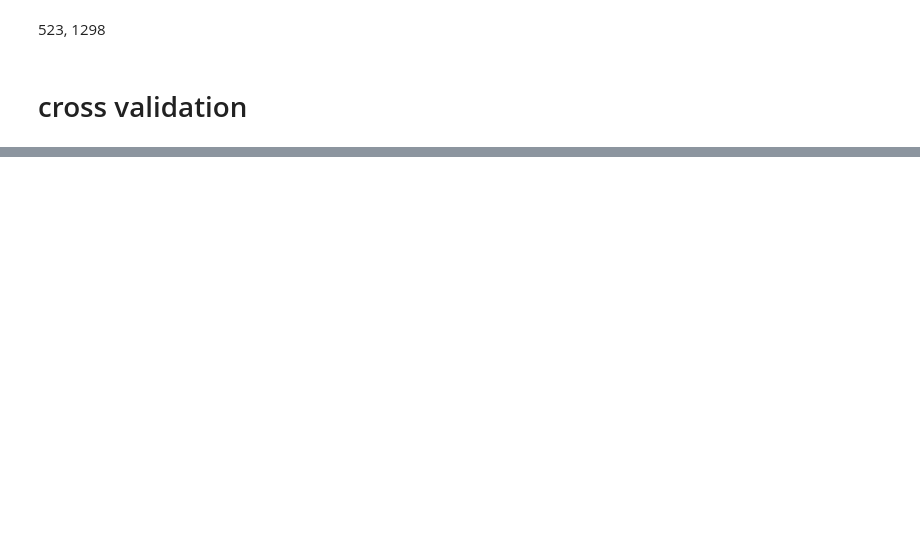
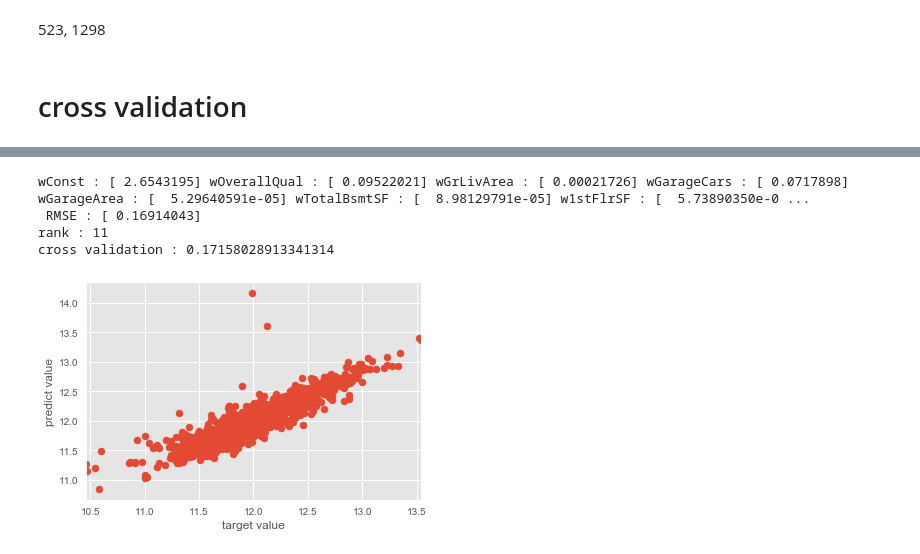
Before and after one commit to wjy5446/house-price-project, a Jupyter notebook: YoonJaeyoung/3-feature-selection.ipynb, the cells around one changed output, grey strips where cells are left out. Cells and saved outputs as stored; diff of their text form; code cells hidden in the pictures; blank space fills up the shorter version.

```diff
--- a/YoonJaeyoung/3-feature-selection.ipynb
+++ b/YoonJaeyoung/3-feature-selection.ipynb
@@ -111,0 +146,8 @@ test0 : 37833.42 test1 : 42833.64 test2 : 37199.61 test3 : 48471.78 test4 : 3541
+# %%
+LinearReg(df_train, "log_SalePrice", "OverallQual", "GrLivArea",  "GarageCars", "GarageArea", "TotalBsmtSF", "1stFlrSF", "FullBath", "TotRmsAbvGrd", "YearBuilt", "YearRemodAdd")
+# %% [output]
+wConst : [ 2.6543195] wOverallQual : [ 0.09522021] wGrLivArea : [ 0.00021726] wGarageCars : [ 0.0717898] wGarageArea : [  5.29640591e-05] wTotalBsmtSF : [  8.98129791e-05] w1stFlrSF : [  5.73890350e-0 ...
+ RMSE : [ 0.16914043]
+rank : 11
+cross validation : 0.17158028913341314
+[figure, added]
```
Also changed, not shown: parts of 27 cells of this notebook.
